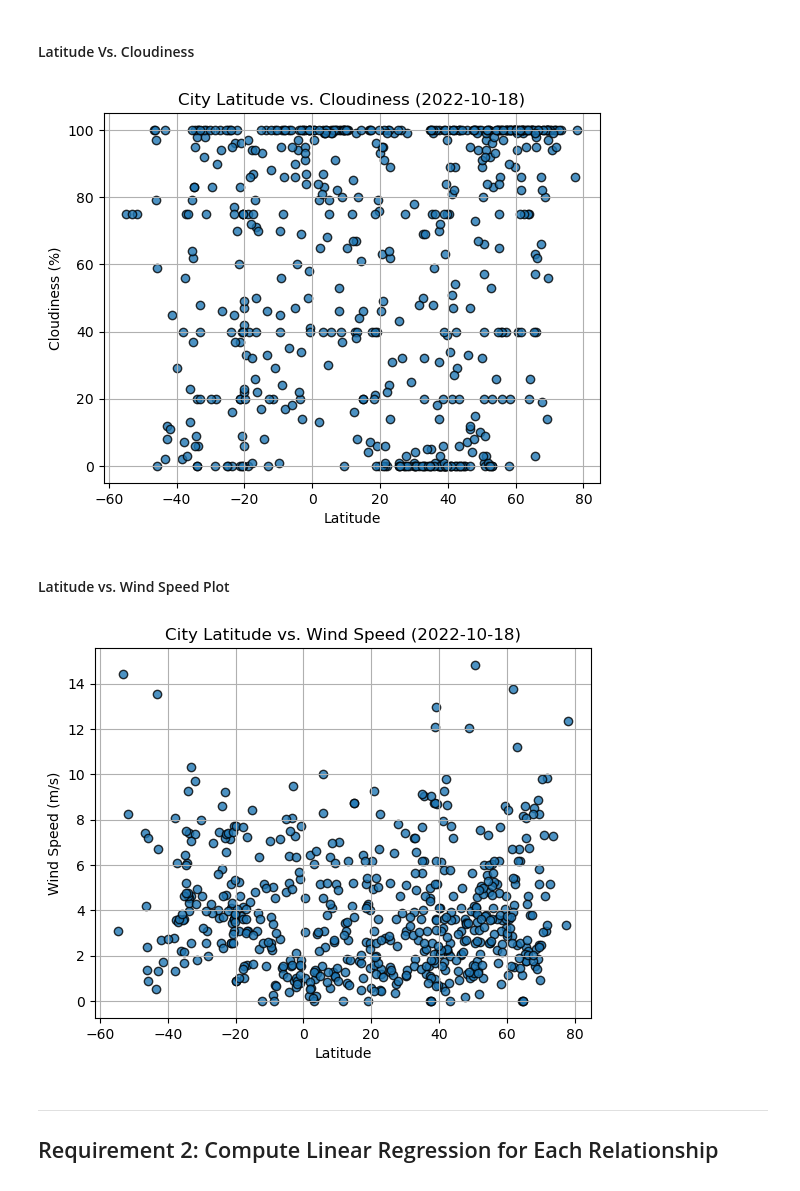
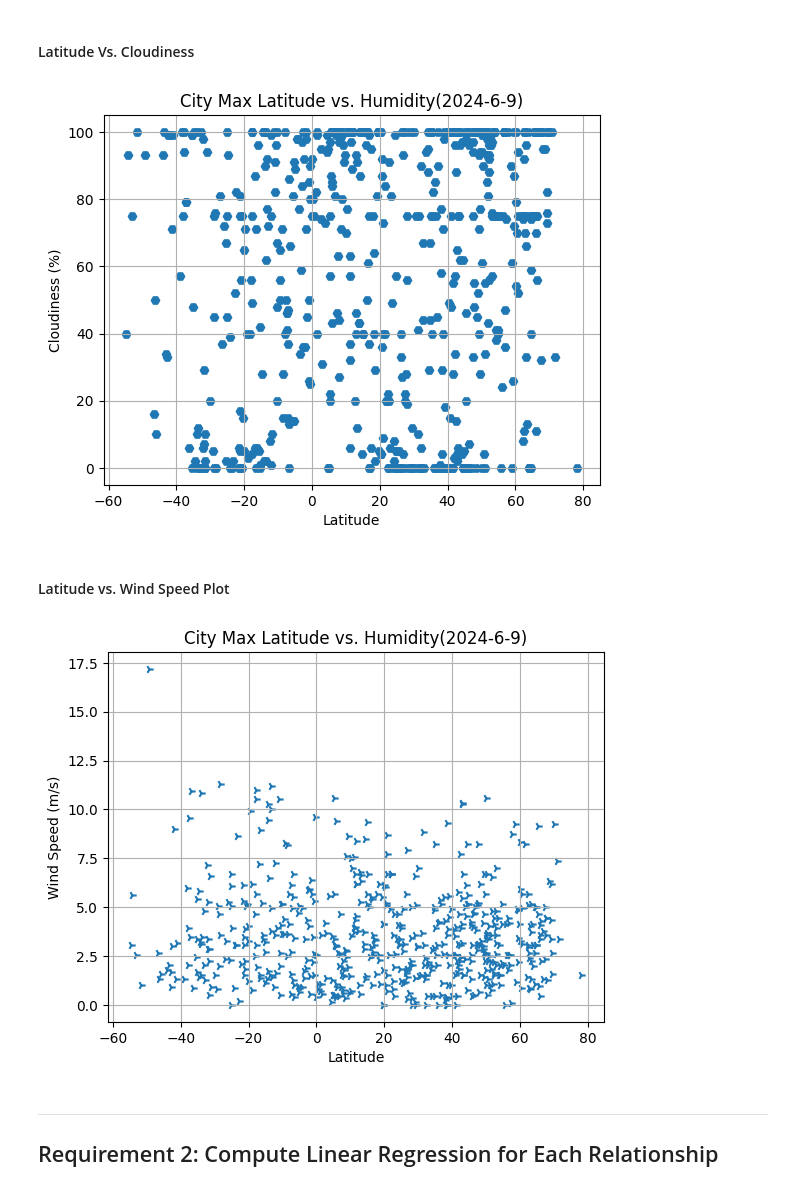
Before and after one commit to TheresaFregoso/python-api-challenge, a Jupyter notebook: WeatherPy/WeatherPy.ipynb, the cells around one changed output. Drawn from its saved outputs; the diff is of its cells as text; code cells hidden in the pictures.

```diff
--- a/WeatherPy/WeatherPy.ipynb
+++ b/WeatherPy/WeatherPy.ipynb
@@ -223,10 +229,13 @@ plt.show()
 #### Latitude Vs. Cloudiness
 # %%
 # Build the scatter plots for latitude vs. cloudiness
-# YOUR CODE HERE
+plt.scatter(city_data_df["Lat"], city_data_df["Cloudiness"], marker="H")
 
 # Incorporate the other graph properties
-# YOUR CODE HERE
+plt.title("City Max Latitude vs. Humidity(2024-6-9)")
+plt.ylabel("Cloudiness (%)")
+plt.xlabel("Latitude")
+plt.grid(True)
 
 # Save the figure
 plt.savefig("output_data/Fig3.png")
@@ -234,23 +243,26 @@ plt.savefig("output_data/Fig3.png")
 # Show plot
 plt.show()
 # %% [output]
-[figure, old version]
+[figure, new version]
 # %% [markdown]
 #### Latitude vs. Wind Speed Plot
 # %%
 # Build the scatter plots for latitude vs. wind speed
-# YOUR CODE HERE
+plt.scatter(city_data_df["Lat"], city_data_df["Wind Speed"], marker="4")
 
 # Incorporate the other graph properties
-# YOUR CODE HERE
+plt.title("City Max Latitude vs. Humidity(2024-6-9)")
+plt.ylabel("Wind Speed (m/s)")
+plt.xlabel("Latitude")
+plt.grid(True)
 
 # Save the figure
 plt.savefig("output_data/Fig4.png")
 
 # Show plot
 plt.show()
 # %% [output]
-[figure, old version]
+[figure, new version]
 # %% [markdown]
 ---
 
```
Also changed, not shown: parts of 7 cells of this notebook, 5 other files.
